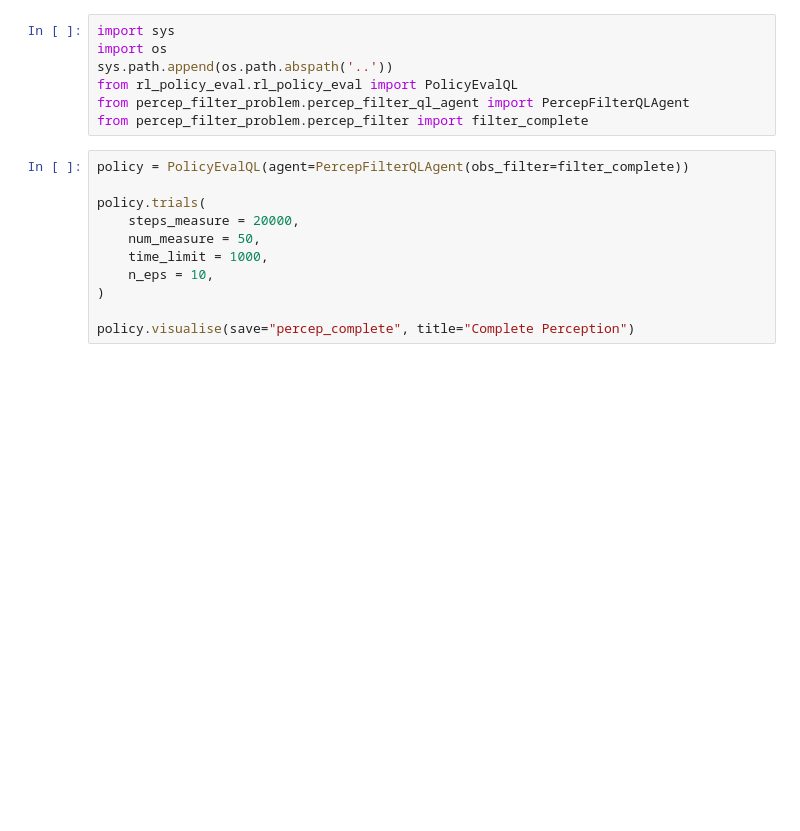
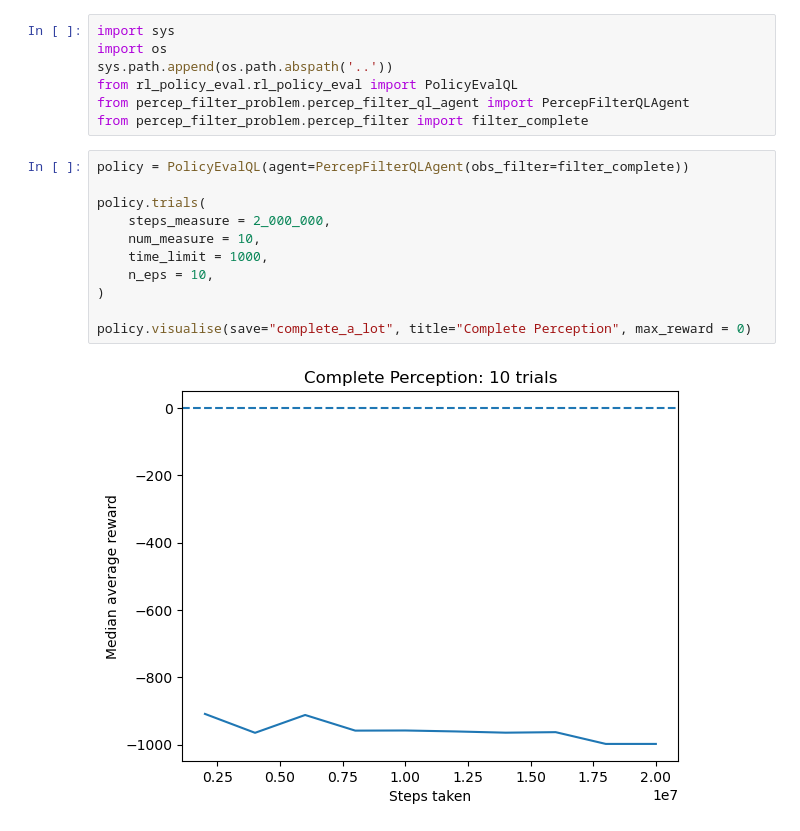
Before and after one commit to WillSyd2023/RL_project, a Jupyter notebook: percep_filter_problem/percep_filter_demo.ipynb, the cells around one changed output. Drawn from its saved outputs; the diff is of its cells as text; blank space fills up the shorter version.

```diff
--- a/percep_filter_problem/percep_filter_demo.ipynb
+++ b/percep_filter_problem/percep_filter_demo.ipynb
@@ -8,14 +8,16 @@ from percep_filter_problem.percep_filter import filter_complete
 # %%
 policy = PolicyEvalQL(agent=PercepFilterQLAgent(obs_filter=filter_complete))
 
 policy.trials(
-    steps_measure = 20000,
-    num_measure = 50,
+    steps_measure = 2_000_000,
+    num_measure = 10,
     time_limit = 1000,
     n_eps = 10,
 )
 
-policy.visualise(save="percep_complete", title="Complete Perception")
+policy.visualise(save="complete_a_lot", title="Complete Perception", max_reward = 0)
+# %% [output]
+[figure, added]
 # %%
 policy = PolicyEvalQL(agent=PercepFilterQLAgent())
 
```
Also changed, not shown: parts of 1 cell of this notebook, 2 other files.
